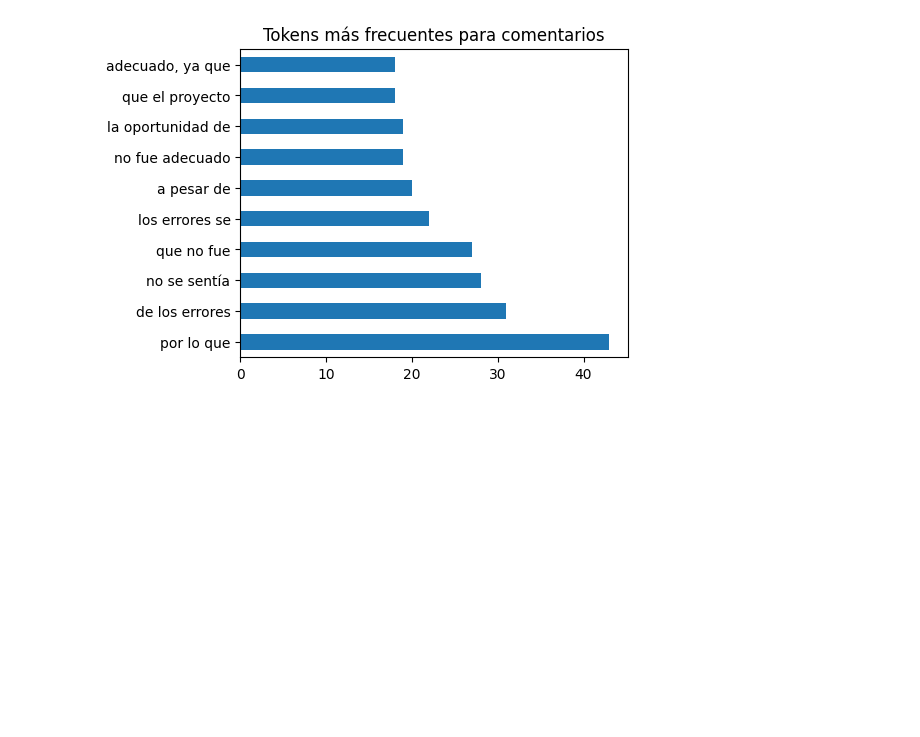
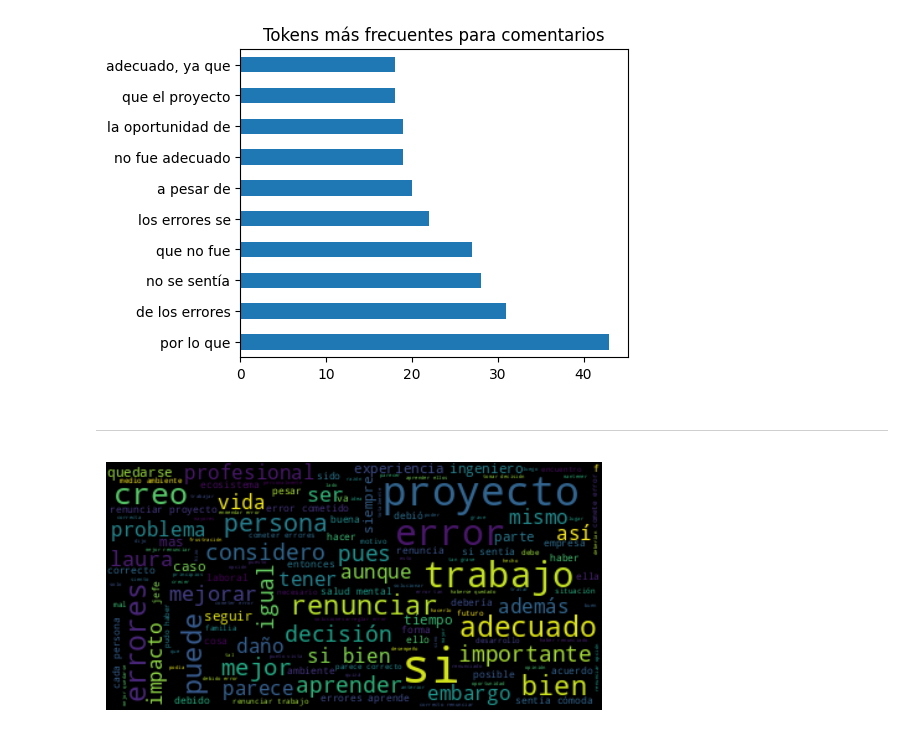
Before and after one commit to camilocarvajalreyes/ethicapp-nlp, a Jupyter notebook: exploracion_texto.ipynb, the cells around one changed output. Cells and saved outputs as stored; diff of their text form; code cells hidden in the pictures; blank space fills up the shorter version.

Commit message:
updte exploracion wordcloud

```diff
--- a/exploracion_texto.ipynb
+++ b/exploracion_texto.ipynb
@@ -84,3 +84,11 @@ serie_tokens3 = most_common(df,'comment',ignore=stopwords.words('spanish'),n_gra
 plot_token_frequency(serie_tokens3,'Tokens más frecuentes para comentarios')
 # %% [output]
 [figure]
+# %% [markdown]
+---
+# %%
+from exploration_utils import wordcloud_from_column
+
+wordcloud_from_column(df,'comment',ignore=stopwords.words('spanish'))
+# %% [output]
+[figure, added]
```
Also changed, not shown: 1 other file.
